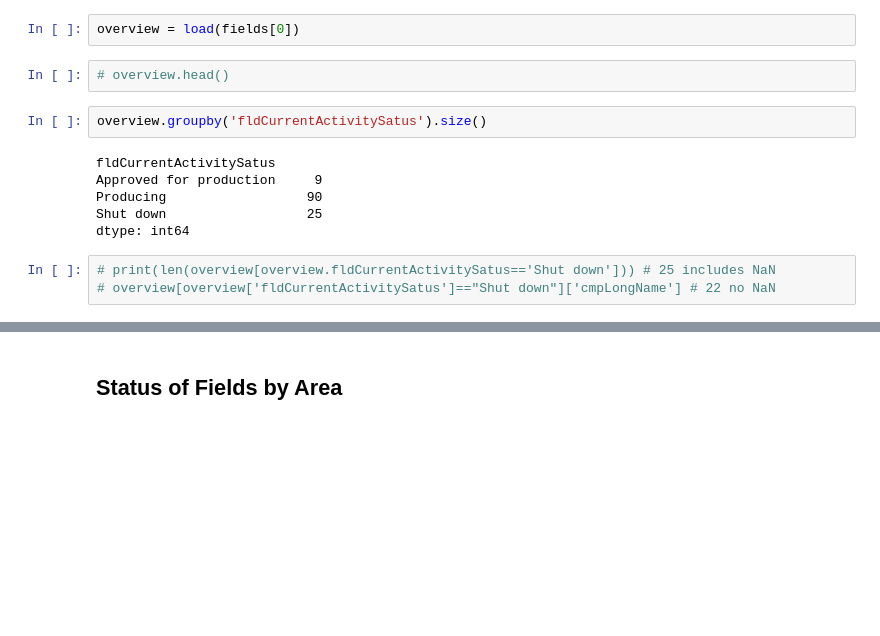
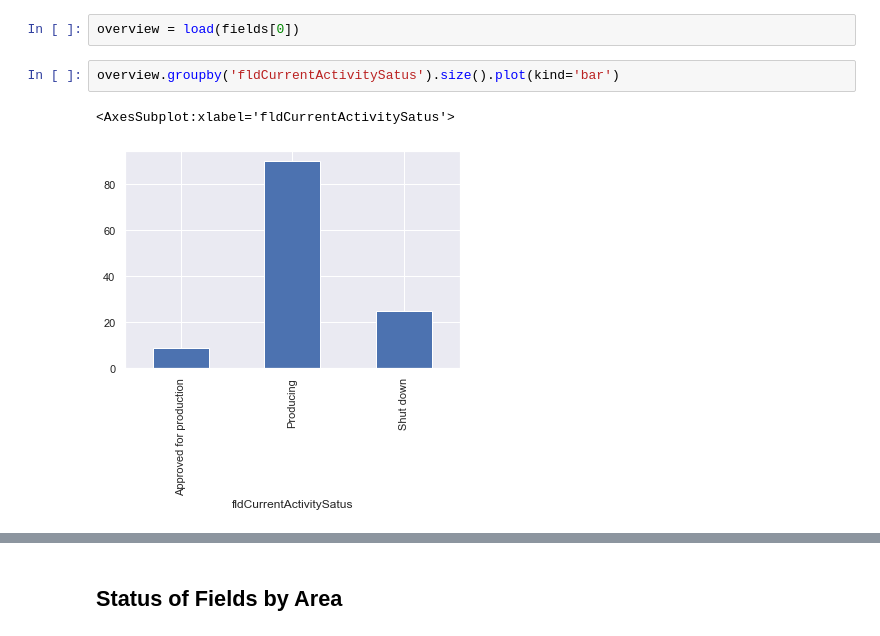
Before and after one commit to ABDunbar/NPD-Fields, a Jupyter notebook: Field.ipynb, the cells around one changed output, grey strips where cells are left out. Saved outputs shown, nothing was run; the diff lists cells and outputs as text; blank space fills up the shorter version.

```diff
--- a/Field.ipynb
+++ b/Field.ipynb
@@ -22,19 +23,11 @@ from load import load
 # Overview
 # %%
 overview = load(fields[0])
-# %%
-# overview.head()
 # %%
-overview.groupby('fldCurrentActivitySatus').size()
+overview.groupby('fldCurrentActivitySatus').size().plot(kind='bar')
 # %% [output]
-fldCurrentActivitySatus
-Approved for production     9
-Producing                  90
-Shut down                  25
-dtype: int64
+<AxesSubplot:xlabel='fldCurrentActivitySatus'>
+[figure, added]
-# %%
-# print(len(overview[overview.fldCurrentActivitySatus=='Shut down'])) # 25 includes NaN
-# overview[overview['fldCurrentActivitySatus']=="Shut down"]['cmpLongName'] # 22 no NaN
 # %%
 producing_fields = overview[overview['fldCurrentActivitySatus']=='Producing']['cmpLongName'].value_counts()
 producing_approved_fields = overview[overview['fldCurrentActivitySatus'].isin(['Approved for production'])]['cmpLongName'].value_counts()
```
Also changed, not shown: parts of 12 cells of this notebook.
